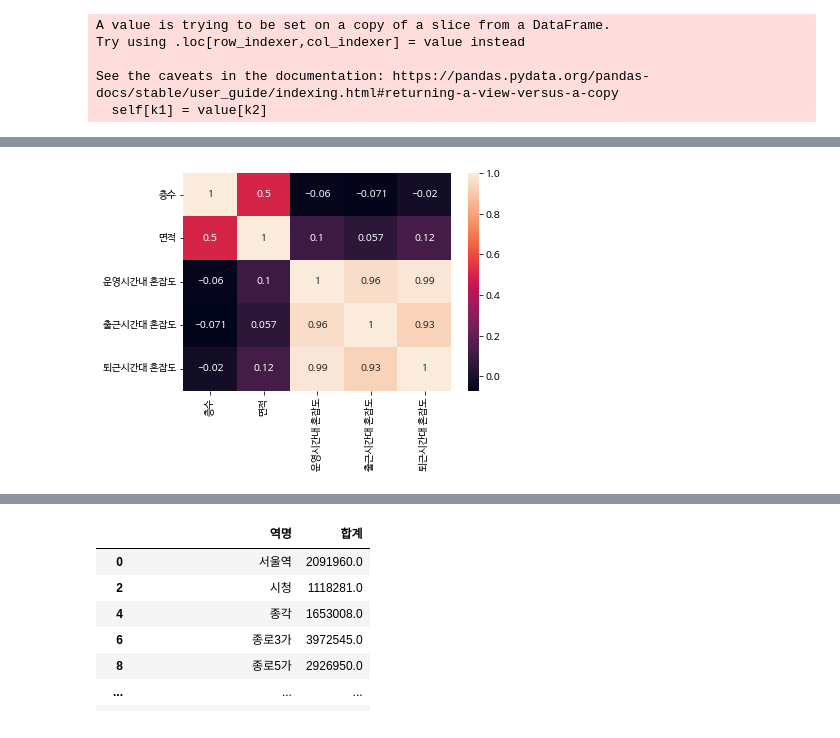
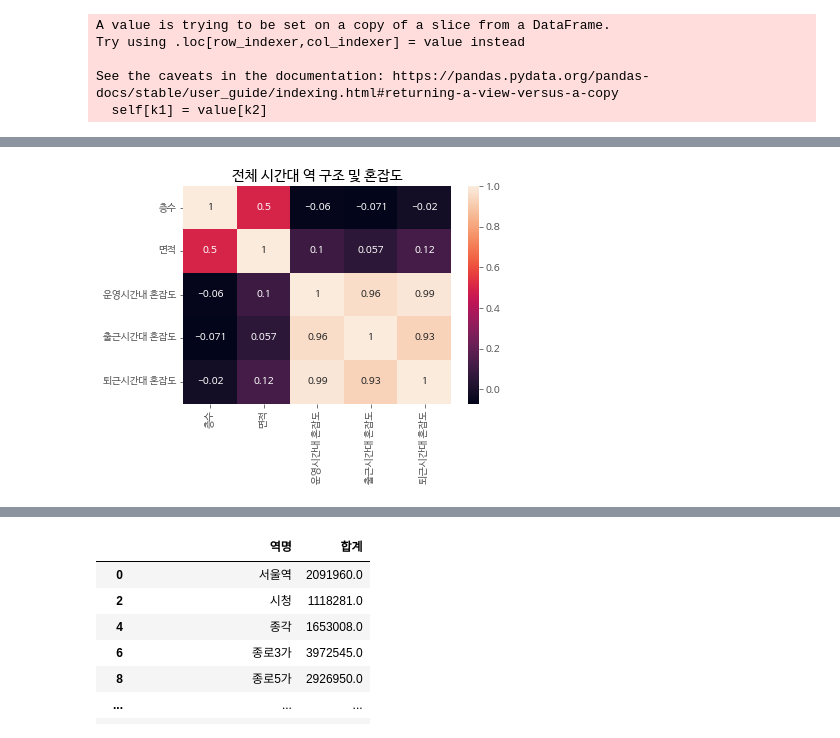
Before and after one commit to HyunJW/Subway_Analystic, a Jupyter notebook: 역사건축정보+노인승하차+혼잡도분석_(주제1,3).ipynb, the cells around one changed output, grey strips where cells are left out. Cells and saved outputs as stored; diff of their text form; code cells hidden in the pictures.

```diff
--- a/역사건축정보+노인승하차+혼잡도분석_(주제1,3).ipynb
+++ b/역사건축정보+노인승하차+혼잡도분석_(주제1,3).ipynb
@@ -406,7 +453,9 @@ corr_matrix
 # %%
+#전체시간대 전체 역 대상으로 한 역 구조 및 혼잡도 상관관계
 import seaborn as sns
 import matplotlib.pyplot as plt
+plt.title('전체 시간대 역 구조 및 혼잡도')
 sns.heatmap(corr_matrix, annot=True)
 plt.show()
 # %% [output]
-[figure, old version]
+[figure, new version]
```
Also changed, not shown: parts of 57 cells of this notebook.
